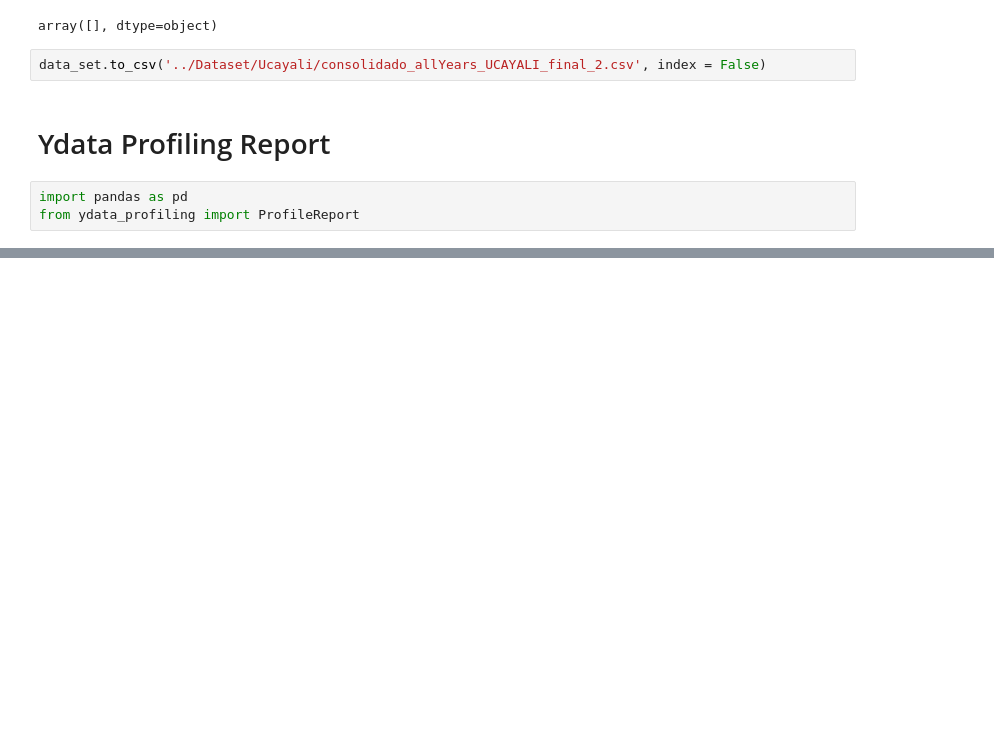
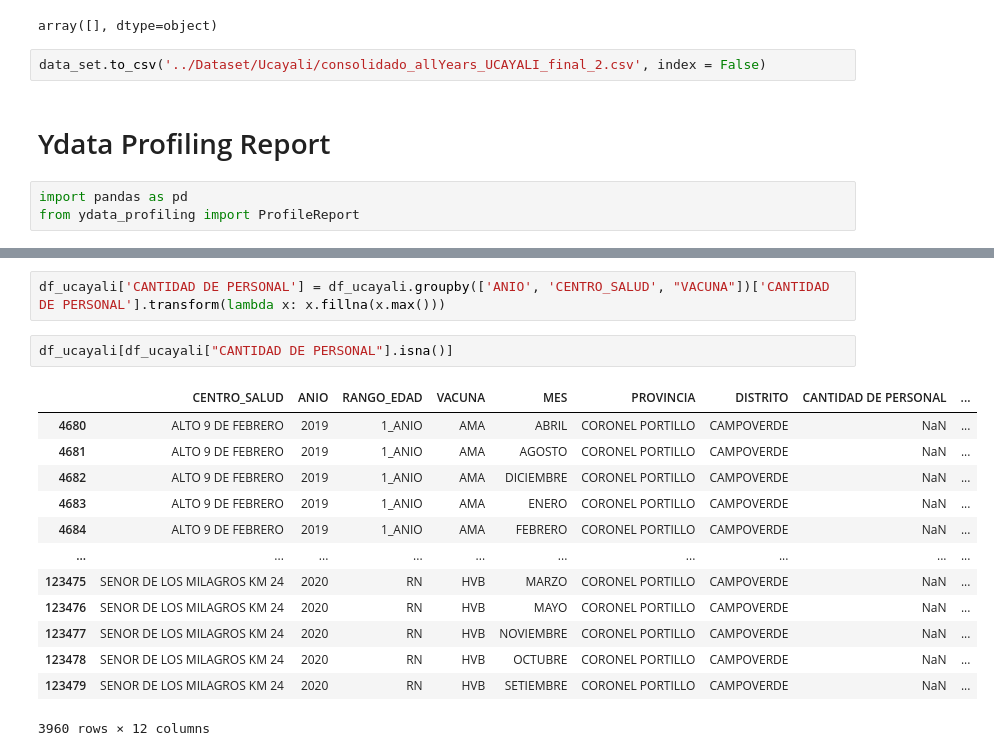
Before and after one commit to lulloaX/group3_unicef, a Jupyter notebook: Scripts/EDA.ipynb, the cells around one changed output, grey strips where cells are left out. Cells and saved outputs as stored; diff of their text form; blank space fills up the shorter version.

```diff
--- a/Scripts/EDA.ipynb
+++ b/Scripts/EDA.ipynb
@@ -264,0 +307,18 @@ profile.to_file("UNICEF_VACCINES_EDA.html")
+# %%
+df_ucayali['CANTIDAD DE PERSONAL'] = df_ucayali.groupby(['ANIO', 'CENTRO_SALUD', "VACUNA"])['CANTIDAD DE PERSONAL'].transform(lambda x: x.fillna(x.max()))
+# %%
+df_ucayali[df_ucayali["CANTIDAD DE PERSONAL"].isna()]
+# %% [output]
+|  | CENTRO_SALUD | ANIO | RANGO_EDAD | VACUNA | MES | PROVINCIA | DISTRITO | CANTIDAD DE PERSONAL | ... |
+| 4680 | ALTO 9 DE FEBRERO | 2019 | 1_ANIO | AMA | ABRIL | CORONEL PORTILLO | CAMPOVERDE | NaN | ... |
+| 4681 | ALTO 9 DE FEBRERO | 2019 | 1_ANIO | AMA | AGOSTO | CORONEL PORTILLO | CAMPOVERDE | NaN | ... |
+| 4682 | ALTO 9 DE FEBRERO | 2019 | 1_ANIO | AMA | DICIEMBRE | CORONEL PORTILLO | CAMPOVERDE | NaN | ... |
+| 4683 | ALTO 9 DE FEBRERO | 2019 | 1_ANIO | AMA | ENERO | CORONEL PORTILLO | CAMPOVERDE | NaN | ... |
+| 4684 | ALTO 9 DE FEBRERO | 2019 | 1_ANIO | AMA | FEBRERO | CORONEL PORTILLO | CAMPOVERDE | NaN | ... |
+| ... | ... | ... | ... | ... | ... | ... | ... | ... | ... |
+| 123475 | SENOR DE LOS MILAGROS KM 24 | 2020 | RN | HVB | MARZO | CORONEL PORTILLO | CAMPOVERDE | NaN | ... |
+| 123476 | SENOR DE LOS MILAGROS KM 24 | 2020 | RN | HVB | MAYO | CORONEL PORTILLO | CAMPOVERDE | NaN | ... |
+| 123477 | SENOR DE LOS MILAGROS KM 24 | 2020 | RN | HVB | NOVIEMBRE | CORONEL PORTILLO | CAMPOVERDE | NaN | ... |
+| 123478 | SENOR DE LOS MILAGROS KM 24 | 2020 | RN | HVB | OCTUBRE | CORONEL PORTILLO | CAMPOVERDE | NaN | ... |
+| 123479 | SENOR DE LOS MILAGROS KM 24 | 2020 | RN | HVB | SETIEMBRE | CORONEL PORTILLO | CAMPOVERDE | NaN | ... |
+3960 rows × 12 columns
```
Also changed, not shown: parts of 9 cells of this notebook, 4 other files.
